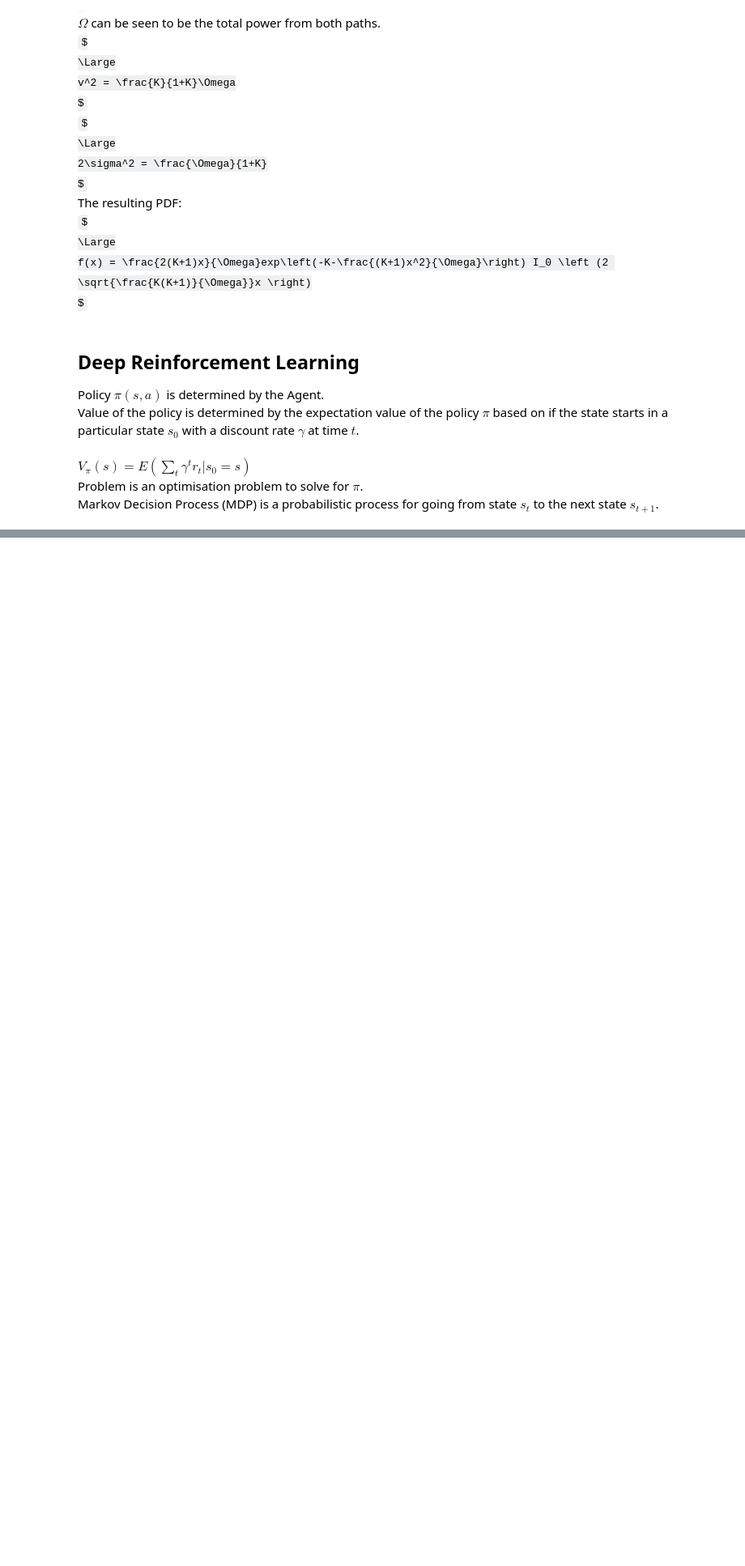
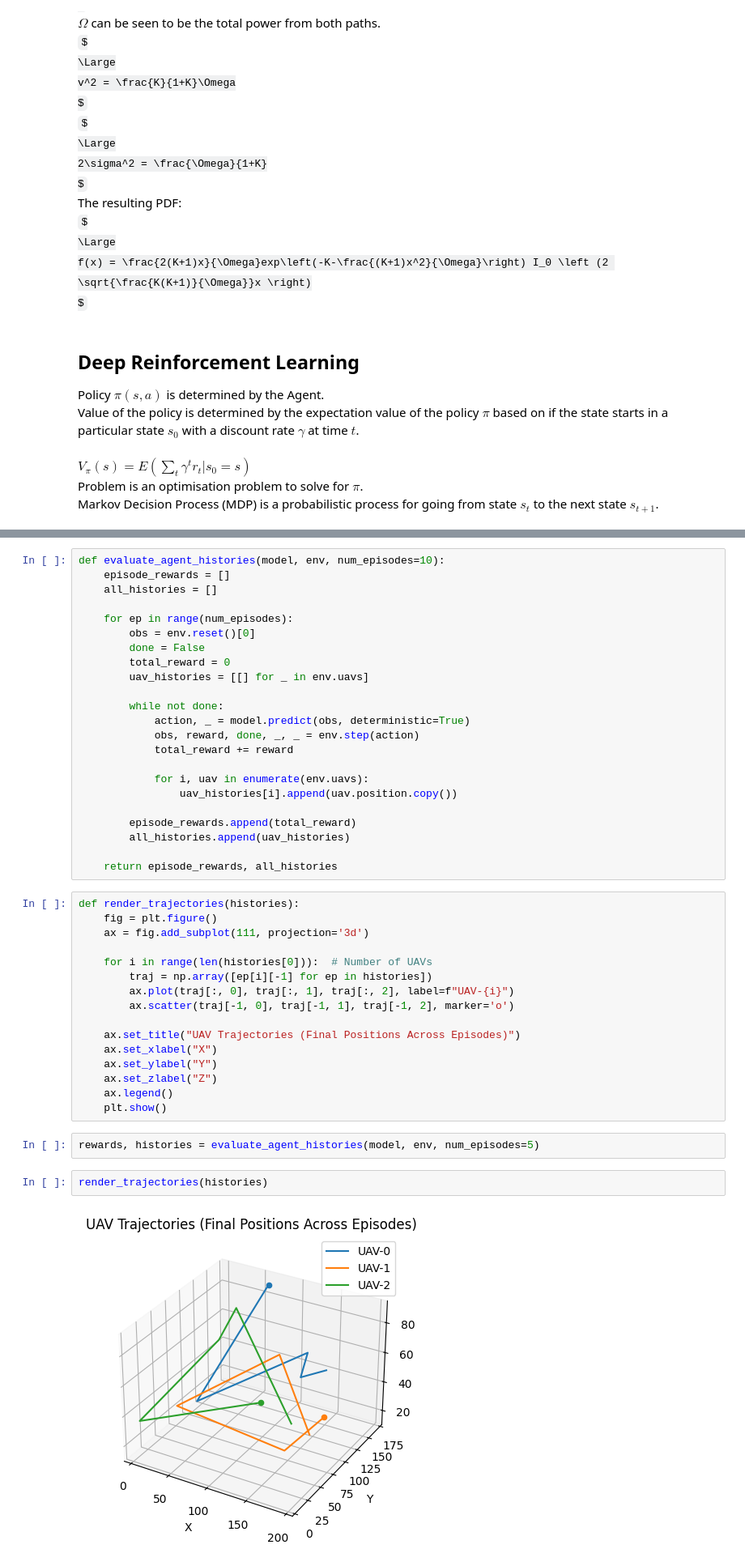
Before and after one commit to piersk/EEEN40290_Thesis, a Jupyter notebook: Thesis1.ipynb, the cells around one changed output, grey strips where cells are left out. Shown: that part at 81% size. Cells and saved outputs as stored; diff of their text form; some formulas as TeX source; blank space fills up the shorter version.

```diff
--- a/Thesis1.ipynb
+++ b/Thesis1.ipynb
@@ -266,0 +365,45 @@ Using cpu device
+# %%
+def evaluate_agent_histories(model, env, num_episodes=10):
+    episode_rewards = []
+    all_histories = []
+
+    for ep in range(num_episodes):
+        obs = env.reset()[0]
+        done = False
+        total_reward = 0
+        uav_histories = [[] for _ in env.uavs]
+
+        while not done:
+            action, _ = model.predict(obs, deterministic=True)
+            obs, reward, done, _, _ = env.step(action)
+            total_reward += reward
+
+            for i, uav in enumerate(env.uavs):
+                uav_histories[i].append(uav.position.copy())
+
+        episode_rewards.append(total_reward)
+        all_histories.append(uav_histories)
+
+    return episode_rewards, all_histories
+# %%
+def render_trajectories(histories):
+    fig = plt.figure()
+    ax = fig.add_subplot(111, projection='3d')
+
+    for i in range(len(histories[0])):  # Number of UAVs
+        traj = np.array([ep[i][-1] for ep in histories])
+        ax.plot(traj[:, 0], traj[:, 1], traj[:, 2], label=f"UAV-{i}")
+        ax.scatter(traj[-1, 0], traj[-1, 1], traj[-1, 2], marker='o')
+
+    ax.set_title("UAV Trajectories (Final Positions Across Episodes)")
+    ax.set_xlabel("X")
+    ax.set_ylabel("Y")
+    ax.set_zlabel("Z")
+    ax.legend()
+    plt.show()
+# %%
+rewards, histories = evaluate_agent_histories(model, env, num_episodes=5)
+# %%
+render_trajectories(histories)
+# %% [output]
+[figure, added]
```
Also changed, not shown: parts of 12 cells of this notebook, 2 other files.
